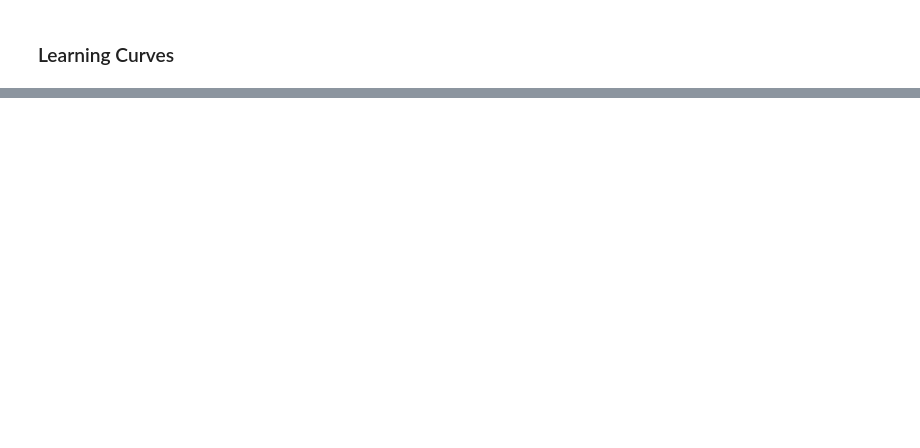
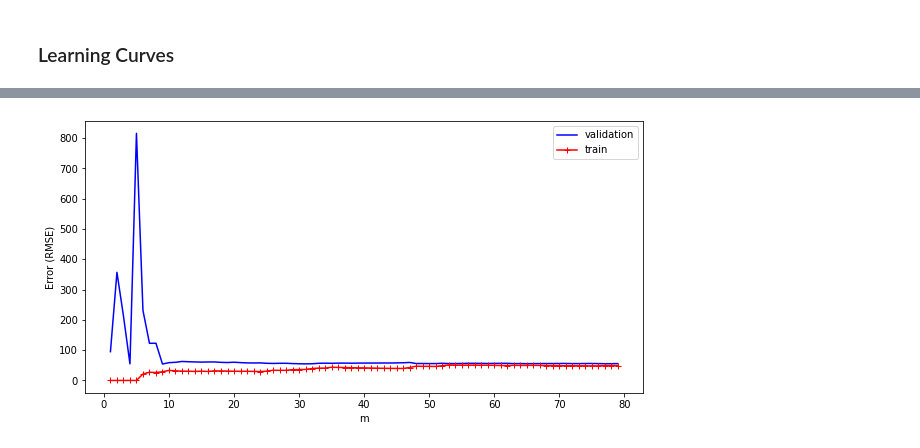
Before and after one commit to bryanblackbee/topic__hands-on-machine-learning, a Jupyter notebook: chap04/04-textbook-training-models-02.ipynb, the cells around one changed output, grey strips where cells are left out. Cells and saved outputs as stored; diff of their text form; code cells hidden in the pictures; blank space fills up the shorter version.

Commit message:
finished learning curves

```diff
--- a/chap04/04-textbook-training-models-02.ipynb
+++ b/chap04/04-textbook-training-models-02.ipynb
@@ -68,0 +73,21 @@ plt.show()
+# %%
+def plot_learning_curves(model, X, y):
+    X_train, X_test, y_train, y_test = train_test_split(X, y, test_size=0.2, random_state=0)
+    train_errors, validation_errors = [], []
+    for m in range(1, len(X_train)):
+        model.fit(np.c_[X_train[:m]], y_train[:m])
+        y_train_predict = model.predict(np.c_[X_train][:m])
+        y_val_predict = model.predict(np.c_[X_test])
+        train_errors.append(mean_squared_error(y_train_predict, y_train[:m]))
+        validation_errors.append(mean_squared_error(y_val_predict, y_test))
+    fig, ax = plt.subplots(figsize=(10,5))
+    errors_df = pd.DataFrame({'m' : range(1,len(train_errors)+1),
+                              'train' : np.sqrt(train_errors),
+                              'validation' : np.sqrt(validation_errors)})
+    errors_df.plot(x='m', y='validation', ax=ax, label='validation', color='blue')
+    errors_df.plot(x='m', y='train', ax=ax, label='train', color='red', marker='+')
+    ax.set_ylabel('Error (RMSE)')
+    ax.set_xlabel('m')
+# %%
+lin_reg = LinearRegression()
+plot_learning_curves(lin_reg, X, y)
@@ -68,0 +100,9 @@ plt.show()
+# %%
+# 4 degree polynomial
+poly10_features = PolynomialFeatures(degree=4, include_bias=False)
+X_b = np.c_[X]
+X10_poly = poly10_features.fit_transform(X_b)
+
+plot_learning_curves(lin_reg, X10_poly, y)
+# %% [output]
+[figure, added]
```
Also changed, not shown: parts of 11 cells of this notebook.
